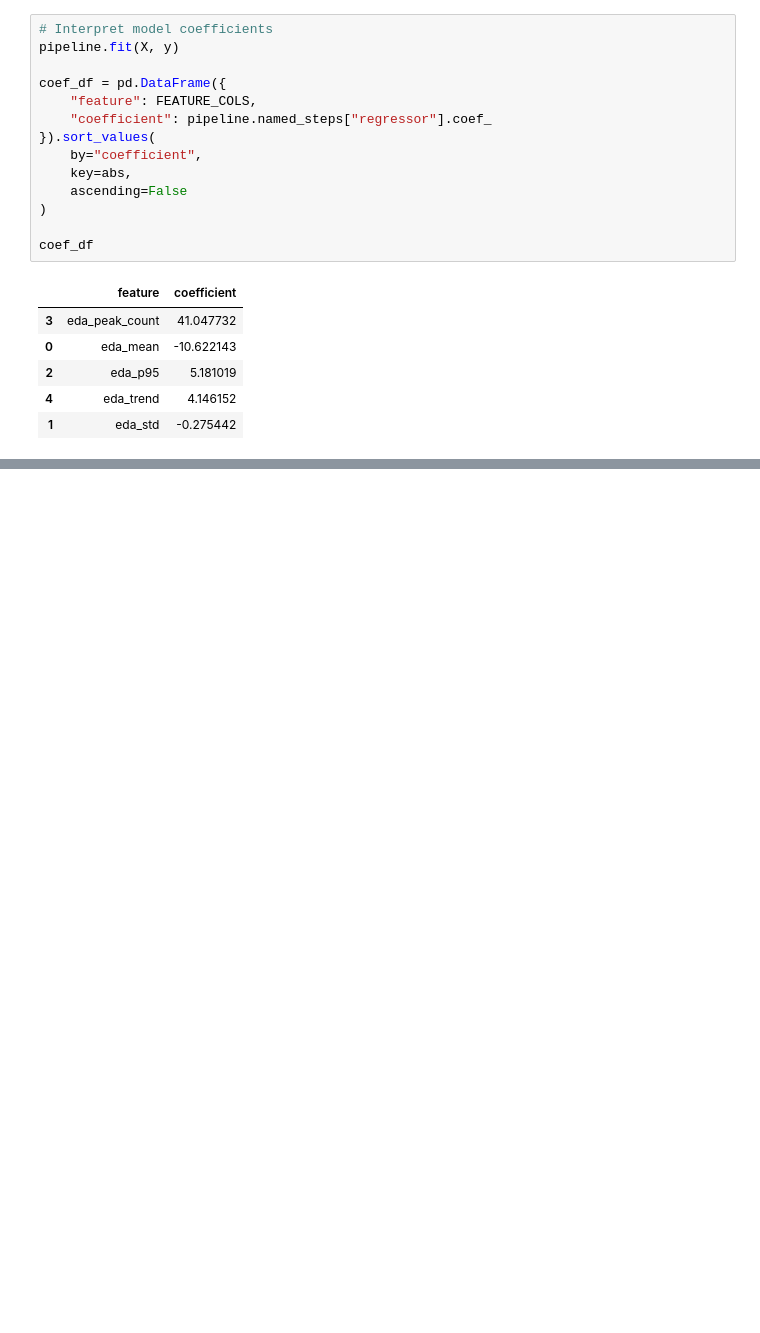
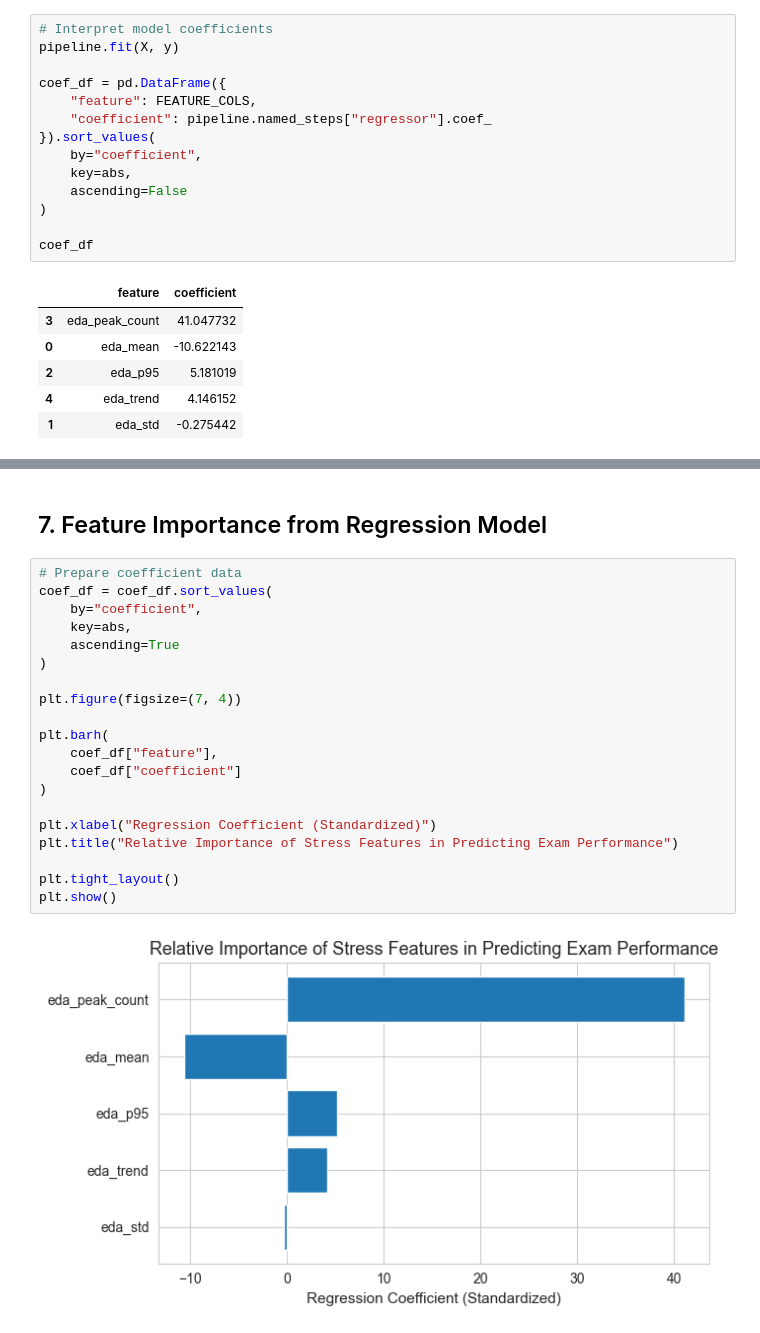
Before and after one commit to Harithik-Rai/Projects, a Jupyter notebook: Wearable-Stress-Performance-Regression/notebook/stress_performance_analysis.ipynb, the cells around one changed output, grey strips where cells are left out. Cells and saved outputs as stored; diff of their text form; blank space fills up the shorter version.

```diff
--- a/Wearable-Stress-Performance-Regression/notebook/stress_performance_analysis.ipynb
+++ b/Wearable-Stress-Performance-Regression/notebook/stress_performance_analysis.ipynb
@@ -301,2 +417,26 @@ plt.show()
+# %% [markdown]
+## 7. Feature Importance from Regression Model
+# %%
+# Prepare coefficient data
+coef_df = coef_df.sort_values(
+    by="coefficient",
+    key=abs,
+    ascending=True
+)
+
+plt.figure(figsize=(7, 4))
+
+plt.barh(
+    coef_df["feature"],
+    coef_df["coefficient"]
+)
+
+plt.xlabel("Regression Coefficient (Standardized)")
+plt.title("Relative Importance of Stress Features in Predicting Exam Performance")
+
+plt.tight_layout()
+plt.show()
+# %% [output]
+[figure, added]
 # %% [markdown]
 **Interpretation of results:**
```
Also changed, not shown: parts of 17 cells of this notebook, 6 other files.
